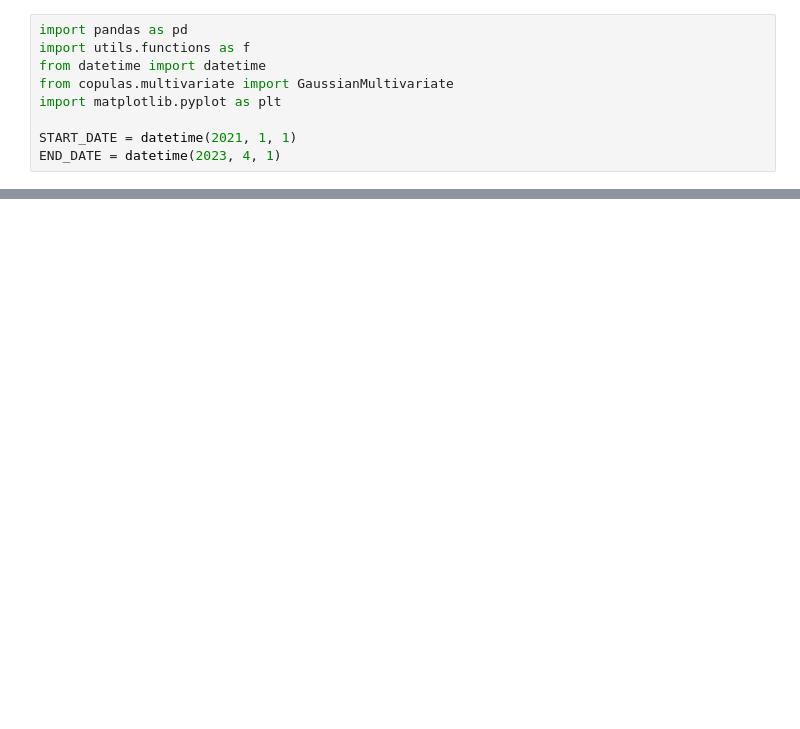
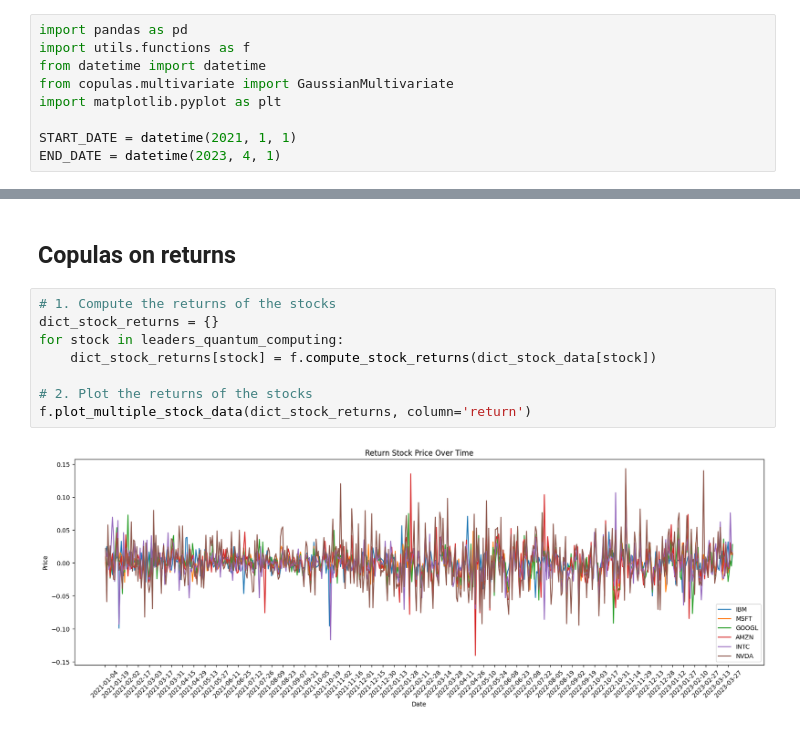
Before and after one commit to mathias-grau/MAP565, a Jupyter notebook: copules.ipynb, the cells around one changed output, grey strips where cells are left out. Saved outputs shown, nothing was run; the diff lists cells and outputs as text; blank space fills up the shorter version.

```diff
--- a/copules.ipynb
+++ b/copules.ipynb
@@ -66,0 +111,12 @@ plt.show()
+# %% [markdown]
+## Copulas on returns
+# %%
+# 1. Compute the returns of the stocks
+dict_stock_returns = {}
+for stock in leaders_quantum_computing:
+    dict_stock_returns[stock] = f.compute_stock_returns(dict_stock_data[stock])
+
+# 2. Plot the returns of the stocks
+f.plot_multiple_stock_data(dict_stock_returns, column='return')
+# %% [output]
+[figure, added]
```
Also changed, not shown: parts of 16 cells of this notebook, 3 other files.
